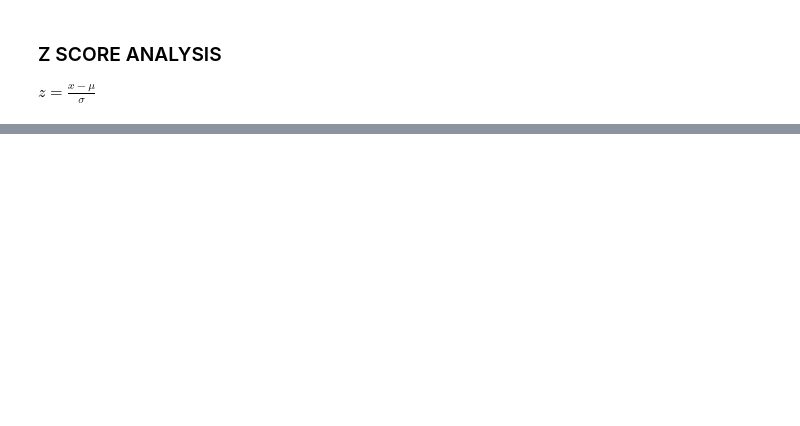
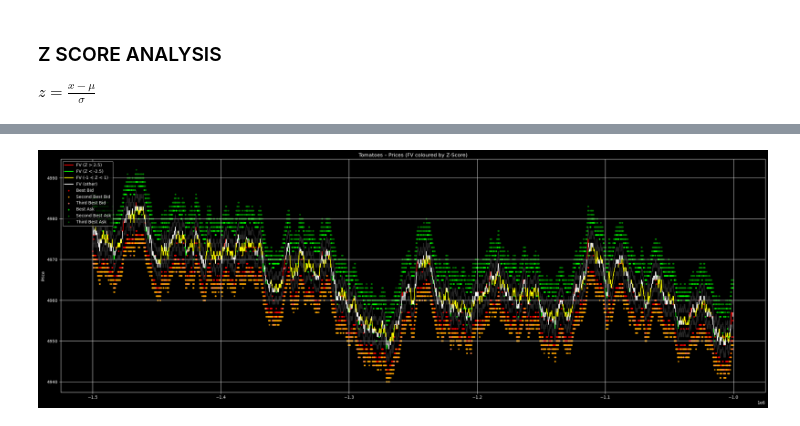
Before and after one commit to marcobattiston21/imc-prosperity-4, a Jupyter notebook: prosperity4/round0/ROUND0_Analysis.ipynb, the cells around one changed output, grey strips where cells are left out. Cells and saved outputs as stored; diff of their text form; code cells hidden in the pictures; blank space fills up the shorter version.

```diff
--- a/prosperity4/round0/ROUND0_Analysis.ipynb
+++ b/prosperity4/round0/ROUND0_Analysis.ipynb
@@ -281,0 +397,63 @@ plt.show()
+# %%
+from matplotlib.collections import LineCollection
+from matplotlib.lines import Line2D
+
+fig, ax1 = plt.subplots(figsize=(30, 10))
+
+# Slice data
+t  = tomatoes["t"][-5000:].values
+fv = tomatoes["fv"][-5000:].values
+z  = tomatoes["Z_Score"][-5000:].values
+
+# Assign a color to each segment based on Z-score of the start point
+def fv_color(zi):
+    if np.isnan(zi):
+        return "white"
+    elif zi > 2.5:
+        return "red"
+    elif zi < -2.5:
+        return "lime"
+    elif -1 <= zi <= 1:
+        return "yellow"
+    else:
+        return "white"
+
+seg_colors = [fv_color(z[i]) for i in range(len(z) - 1)]
+
+# Build a LineCollection so each segment can have its own colour
+points   = np.array([t, fv]).T.reshape(-1, 1, 2)
+segments = np.concatenate([points[:-1], points[1:]], axis=1)
+lc = LineCollection(segments, colors=seg_colors, linewidth=1.5, zorder=3)
+ax1.add_collection(lc)
+ax1.autoscale()
+
+# Bid / Ask scatter
+ax1.plot(tomatoes["t"][-5000:], tomatoes["fv"][-5000:] - 3, color = "grey", alpha = 0.3)
+ax1.plot(tomatoes["t"][-5000:], tomatoes["fv"][-5000:] + 3, color = "grey", alpha = 0.3)
+ax1.scatter(tomatoes["t"][-5000:], tomatoes["bid_price_1"][-5000:], color="red",       s=8, alpha=0.7, label="Best Bid")
+ax1.scatter(tomatoes["t"][-5000:], tomatoes["bid_price_2"][-5000:], color="orange",    s=8, alpha=0.7, label="Second Best Bid")
+ax1.scatter(tomatoes["t"][-5000:], tomatoes["bid_price_3"][-5000:], color="salmon",    s=8, alpha=0.7, label="Third Best Bid")
+ax1.scatter(tomatoes["t"][-5000:], tomatoes["ask_price_1"][-5000:], color="lime",      s=8, alpha=0.7, label="Best Ask")
+ax1.scatter(tomatoes["t"][-5000:], tomatoes["ask_price_2"][-5000:], color="green",     s=8, alpha=0.7, label="Second Best Ask")
+ax1.scatter(tomatoes["t"][-5000:], tomatoes["ask_price_3"][-5000:], color="darkgreen", s=8, alpha=0.7, label="Third Best Ask")
+
+ax1.set_ylabel("Price", color="white")
+ax1.tick_params(axis="y", labelcolor="white")
+
+# Legend — proxy artists for the coloured FV segments
+fv_legend = [
+    Line2D([0], [0], color="red",    linewidth=2, label="FV (Z > 2.5)"),
+    Line2D([0], [0], color="lime",   linewidth=2, label="FV (Z < -2.5)"),
+    Line2D([0], [0], color="yellow", linewidth=2, label="FV (-1 < Z < 1)"),
+    Line2D([0], [0], color="white",  linewidth=2, label="FV (other)"),
+]
+lines1, labels1 = ax1.get_legend_handles_labels()
+ax1.legend(fv_legend + lines1,
+           [l.get_label() for l in fv_legend] + labels1,
+           loc="upper left")
+
+plt.grid(True)
+plt.title("Tomatoes – Prices (FV coloured by Z-Score)")
+plt.show()
+# %% [output]
+[figure, added]
```
Also changed, not shown: parts of 11 cells of this notebook, 1 other file.
